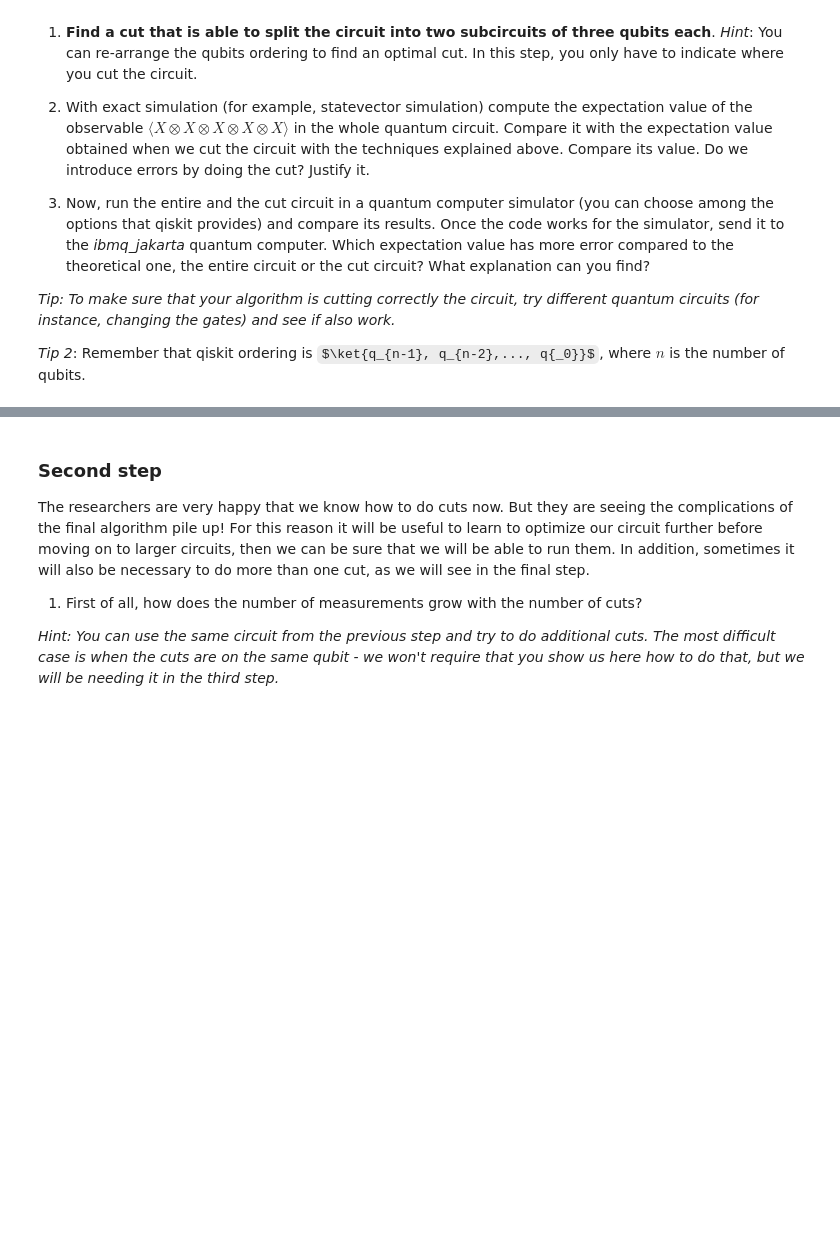
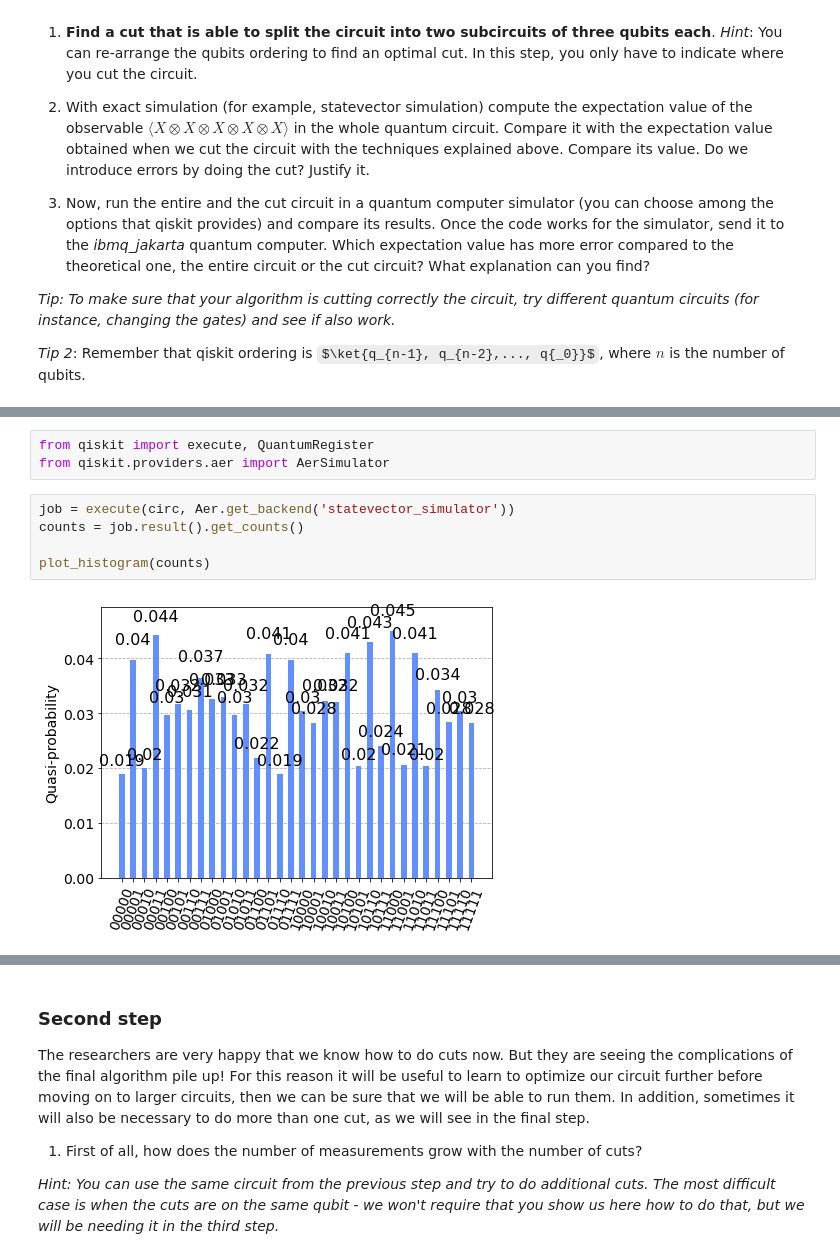
Before and after one commit to QuantumBarcelona/Qiskit-Hackathon-BCN, a Jupyter notebook: challenges/BSC_challenge.ipynb, the cells around one changed output, grey strips where cells are left out. Saved outputs shown, nothing was run; the diff lists cells and outputs as text; some formulas as TeX source; blank space fills up the shorter version.

```diff
--- a/challenges/BSC_challenge.ipynb
+++ b/challenges/BSC_challenge.ipynb
@@ -126,0 +162,10 @@ We have the following quantum circuit:
+# %%
+from qiskit import execute, QuantumRegister
+from qiskit.providers.aer import AerSimulator
+# %%
+job = execute(circ, Aer.get_backend('statevector_simulator'))
+counts = job.result().get_counts()
+
+plot_histogram(counts)
+# %% [output]
+[figure, added]
```
Also changed, not shown: parts of 16 cells of this notebook.
